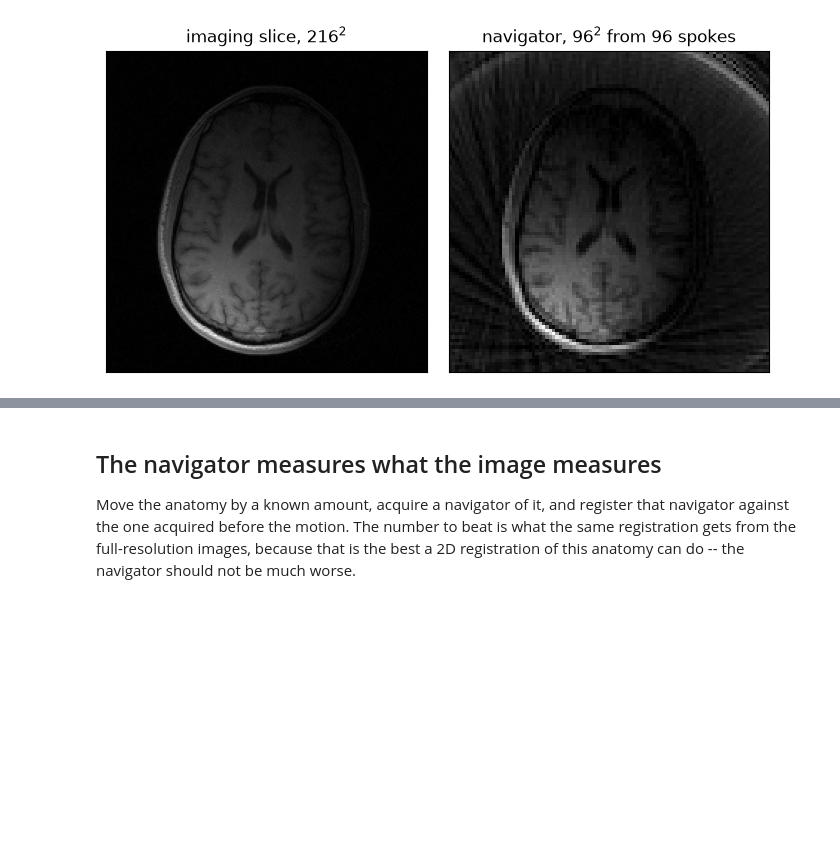
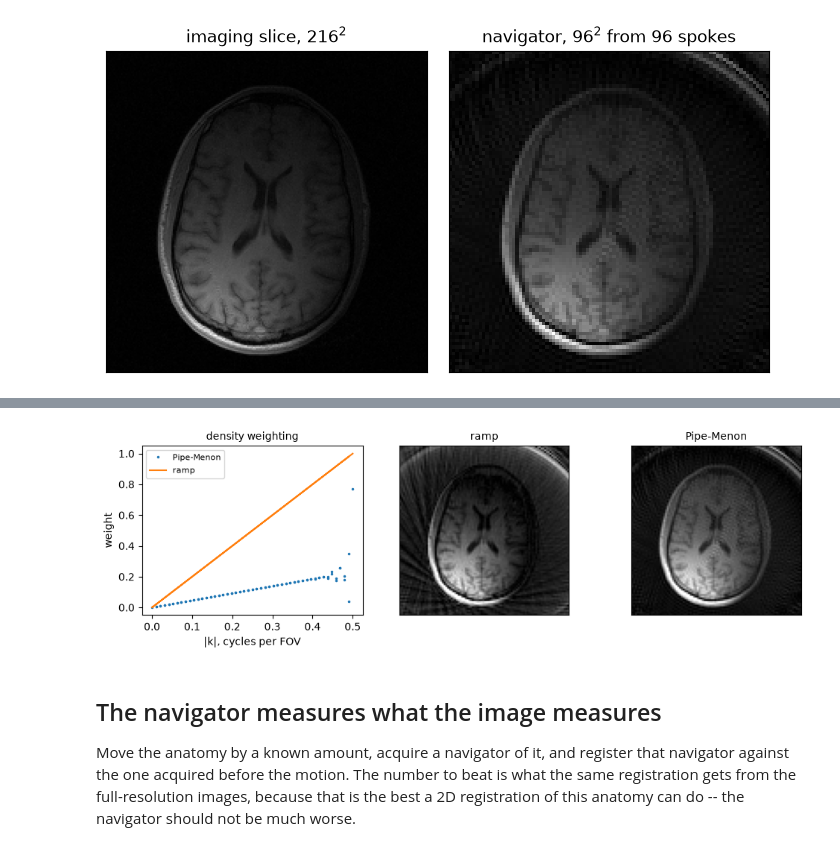
Before and after one commit to FiRMLAB-Pisa/mrmotion, a Jupyter notebook: examples/tracking.ipynb, the cells around one changed output, grey strips where cells are left out. Drawn from its saved outputs; the diff is of its cells as text; code cells hidden in the pictures; blank space fills up the shorter version.

```diff
--- a/examples/tracking.ipynb
+++ b/examples/tracking.ipynb
@@ -88,7 +88,7 @@ def acquire(image, trajectory):
 
 
 trajectory = radial(GRID, SPOKES)
-density = np.tile(np.abs(np.linspace(-0.5, 0.5, GRID, endpoint=False)), SPOKES)
+density = mm.estimate_density(trajectory, (GRID, GRID))
 
 plane = mm.reconstruct_navigator(
     acquire(brain, trajectory)[None, None],   # (planes, coils, samples)
@@ -111,3 +128,24 @@ figure.tight_layout()
+# %%
+ramp = np.tile(np.abs(np.linspace(-0.5, 0.5, GRID, endpoint=False)), SPOKES)
+
+figure, axes = plt.subplots(1, 3, figsize=(10, 3.2))
+spoke = np.abs(np.linspace(-0.5, 0.5, GRID, endpoint=False))
+axes[0].plot(spoke, density.reshape(SPOKES, GRID).mean(axis=0)
+             / density.max(), ".", ms=3, label="Pipe-Menon")
+axes[0].plot(spoke, ramp[:GRID] / ramp.max(), "-", label="ramp")
+axes[0].set_xlabel("|k|, cycles per FOV"); axes[0].set_ylabel("weight")
+axes[0].legend(fontsize=8); axes[0].set_title("density weighting", fontsize=10)
+for panel, weights, name in zip(axes[1:], (ramp, density), ("ramp", "Pipe-Menon")):
+    image = mm.reconstruct_navigator(
+        acquire(brain, trajectory)[None, None], trajectory[None],
+        (GRID, GRID), density=weights[None],
+    )[0]
+    panel.imshow(image, cmap="gray", vmax=np.percentile(image, 99.5))
+    panel.set_xticks([]); panel.set_yticks([])
+    panel.set_title(name, fontsize=10)
+figure.tight_layout()
+# %% [output]
+[figure, added]
 # %% [markdown]
 ## The navigator measures what the image measures
 
```
Also changed, not shown: parts of 8 cells of this notebook, 8 other files.
